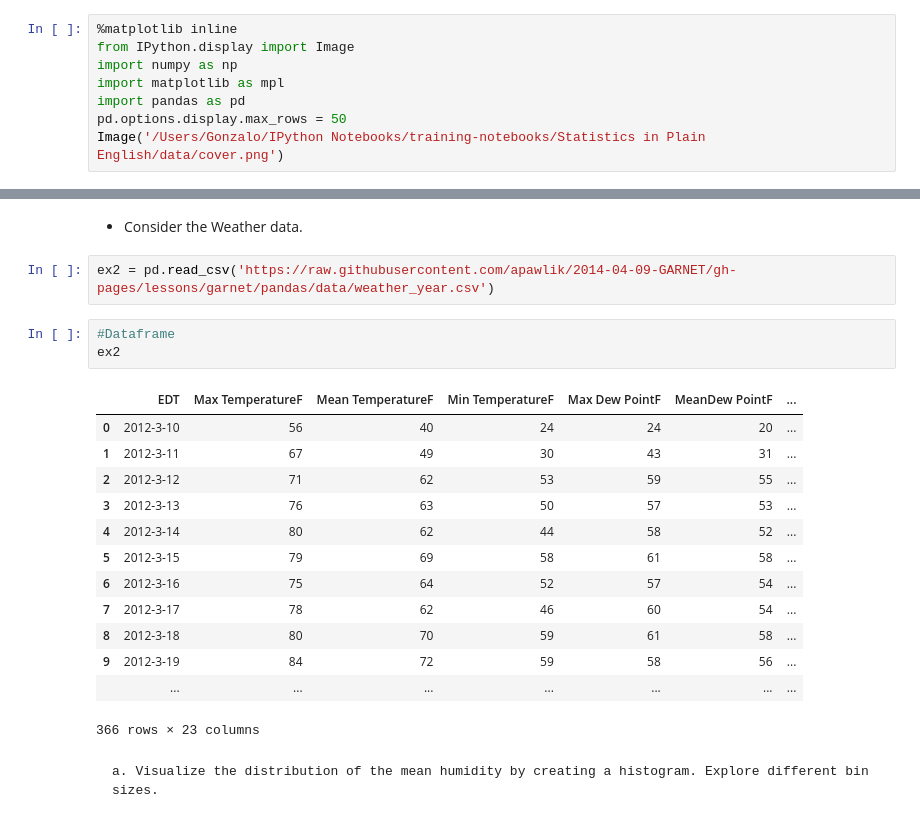
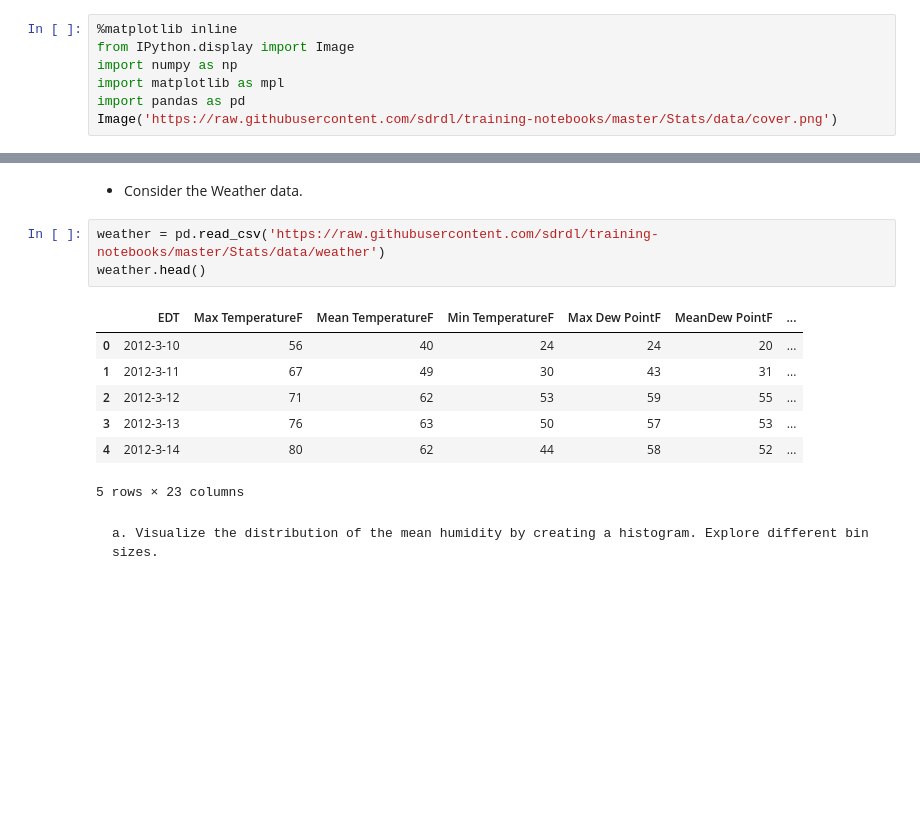
Before and after one commit to sandiegodata/training-notebooks, a Jupyter notebook: Stats/2 - Central Tendency.ipynb, the cells around one changed output, grey strips where cells are left out. Saved outputs shown, nothing was run; the diff lists cells and outputs as text; blank space fills up the shorter version.

```diff
--- a/Stats/2 - Central Tendency.ipynb
+++ b/Stats/2 - Central Tendency.ipynb
@@ -4,8 +4,7 @@ from IPython.display import Image
 import numpy as np
 import matplotlib as mpl
 import pandas as pd
-pd.options.display.max_rows = 50
-Image('/Users/Gonzalo/IPython Notebooks/training-notebooks/Statistics in Plain English/data/cover.png')
+Image('https://raw.githubusercontent.com/sdrdl/training-notebooks/master/Stats/data/cover.png')
 # %% [output]
 [figure]
 # %% [markdown]
@@ -290,25 +289,17 @@ YouTubeVideo('eLyLbaXfJXo', width=700, height=500)
 ## Excercise 2
 # %% [markdown]
 - Consider the Weather data.
-# %%
-ex2 = pd.read_csv('https://raw.githubusercontent.com/apawlik/2014-04-09-GARNET/gh-pages/lessons/garnet/pandas/data/weather_year.csv')
-# %%
-#Dataframe
-ex2
-# %% [output]
-|  | EDT | Max TemperatureF | Mean TemperatureF | Min TemperatureF | Max Dew PointF | MeanDew PointF | ... |
-| 0 | 2012-3-10 | 56 | 40 | 24 | 24 | 20 | ... |
-| 1 | 2012-3-11 | 67 | 49 | 30 | 43 | 31 | ... |
-| 2 | 2012-3-12 | 71 | 62 | 53 | 59 | 55 | ... |
-| 3 | 2012-3-13 | 76 | 63 | 50 | 57 | 53 | ... |
-| 4 | 2012-3-14 | 80 | 62 | 44 | 58 | 52 | ... |
-| 5 | 2012-3-15 | 79 | 69 | 58 | 61 | 58 | ... |
-| 6 | 2012-3-16 | 75 | 64 | 52 | 57 | 54 | ... |
-| 7 | 2012-3-17 | 78 | 62 | 46 | 60 | 54 | ... |
-| 8 | 2012-3-18 | 80 | 70 | 59 | 61 | 58 | ... |
-| 9 | 2012-3-19 | 84 | 72 | 59 | 58 | 56 | ... |
-|  | ... | ... | ... | ... | ... | ... | ... |
-366 rows × 23 columns
+# %%
+weather = pd.read_csv('https://raw.githubusercontent.com/sdrdl/training-notebooks/master/Stats/data/weather')
+weather.head()
+# %% [output]
+|  | EDT | Max TemperatureF | Mean TemperatureF | Min TemperatureF | Max Dew PointF | MeanDew PointF | ... |
+| 0 | 2012-3-10 | 56 | 40 | 24 | 24 | 20 | ... |
+| 1 | 2012-3-11 | 67 | 49 | 30 | 43 | 31 | ... |
+| 2 | 2012-3-12 | 71 | 62 | 53 | 59 | 55 | ... |
+| 3 | 2012-3-13 | 76 | 63 | 50 | 57 | 53 | ... |
+| 4 | 2012-3-14 | 80 | 62 | 44 | 58 | 52 | ... |
+5 rows × 23 columns
 # %% [markdown]
     a. Visualize the distribution of the mean humidity by creating a histogram. Explore different bin sizes.
 # %%
```
Also changed, not shown: parts of 9 cells of this notebook, 1 other file.
